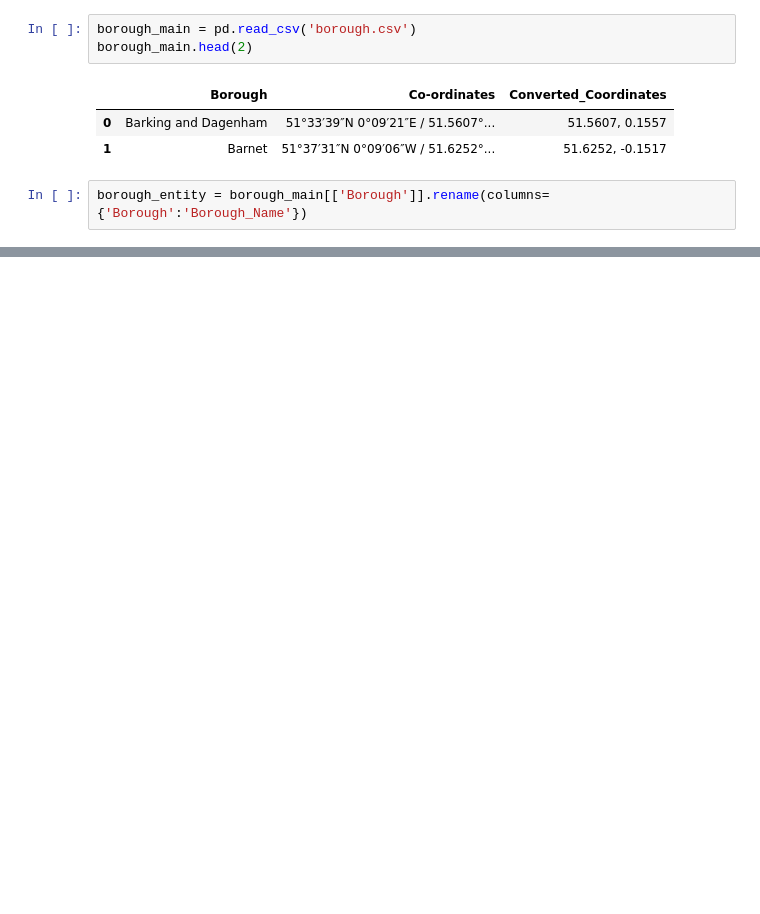
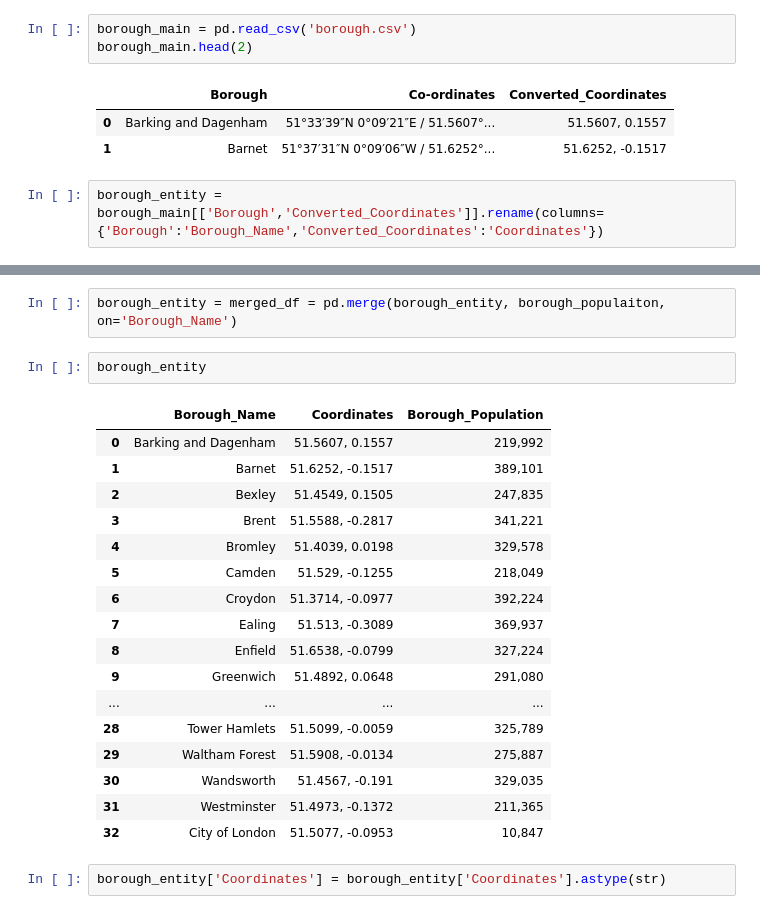
Before and after one commit to lse-st207/project-at2023-group5, a Jupyter notebook: Data Formatting for DB Browser.ipynb, the cells around one changed output, grey strips where cells are left out. Saved outputs shown, nothing was run; the diff lists cells and outputs as text; blank space fills up the shorter version.

```diff
--- a/Data Formatting for DB Browser.ipynb
+++ b/Data Formatting for DB Browser.ipynb
@@ -70,4 +75,4 @@ borough_main.head(2)
 | 0 | Barking and Dagenham | 51°33′39″N 0°09′21″E﻿ / ﻿51.5607°... | 51.5607, 0.1557 |
 | 1 | Barnet | 51°37′31″N 0°09′06″W﻿ / ﻿51.6252°... | 51.6252, -0.1517 |
 # %%
-borough_entity = borough_main[['Borough']].rename(columns={'Borough':'Borough_Name'})
+borough_entity = borough_main[['Borough','Converted_Coordinates']].rename(columns={'Borough':'Borough_Name','Converted_Coordinates':'Coordinates'})
@@ -74 +124,25 @@ borough_entity = borough_main[['Borough']].rename(columns={'Borough':'Borough_Na
+# %%
+borough_entity = merged_df = pd.merge(borough_entity, borough_populaiton, on='Borough_Name')
+# %%
+borough_entity
+# %% [output]
+|  | Borough_Name | Coordinates | Borough_Population |
+| 0 | Barking and Dagenham | 51.5607, 0.1557 | 219,992 |
+| 1 | Barnet | 51.6252, -0.1517 | 389,101 |
+| 2 | Bexley | 51.4549, 0.1505 | 247,835 |
+| 3 | Brent | 51.5588, -0.2817 | 341,221 |
+| 4 | Bromley | 51.4039, 0.0198 | 329,578 |
+| 5 | Camden | 51.529, -0.1255 | 218,049 |
+| 6 | Croydon | 51.3714, -0.0977 | 392,224 |
+| 7 | Ealing | 51.513, -0.3089 | 369,937 |
+| 8 | Enfield | 51.6538, -0.0799 | 327,224 |
+| 9 | Greenwich | 51.4892, 0.0648 | 291,080 |
+| ... | ... | ... | ... |
+| 28 | Tower Hamlets | 51.5099, -0.0059 | 325,789 |
+| 29 | Waltham Forest | 51.5908, -0.0134 | 275,887 |
+| 30 | Wandsworth | 51.4567, -0.191 | 329,035 |
+| 31 | Westminster | 51.4973, -0.1372 | 211,365 |
+| 32 | City of London | 51.5077, -0.0953 | 10,847 |
+# %%
+borough_entity['Coordinates'] = borough_entity['Coordinates'].astype(str)
 # %%
```
Also changed, not shown: parts of 20 cells of this notebook, 10 other files.
